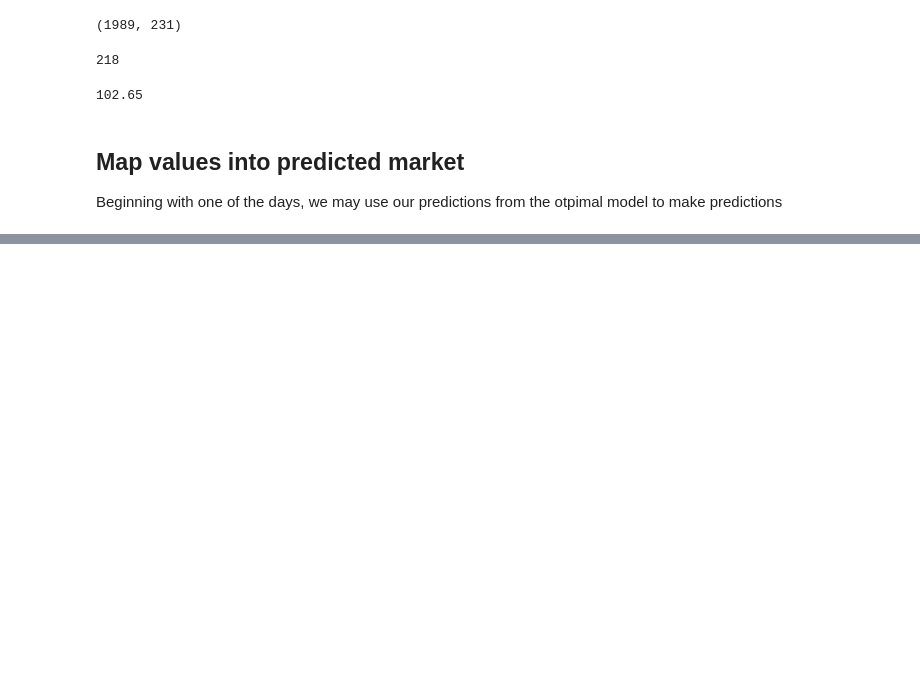
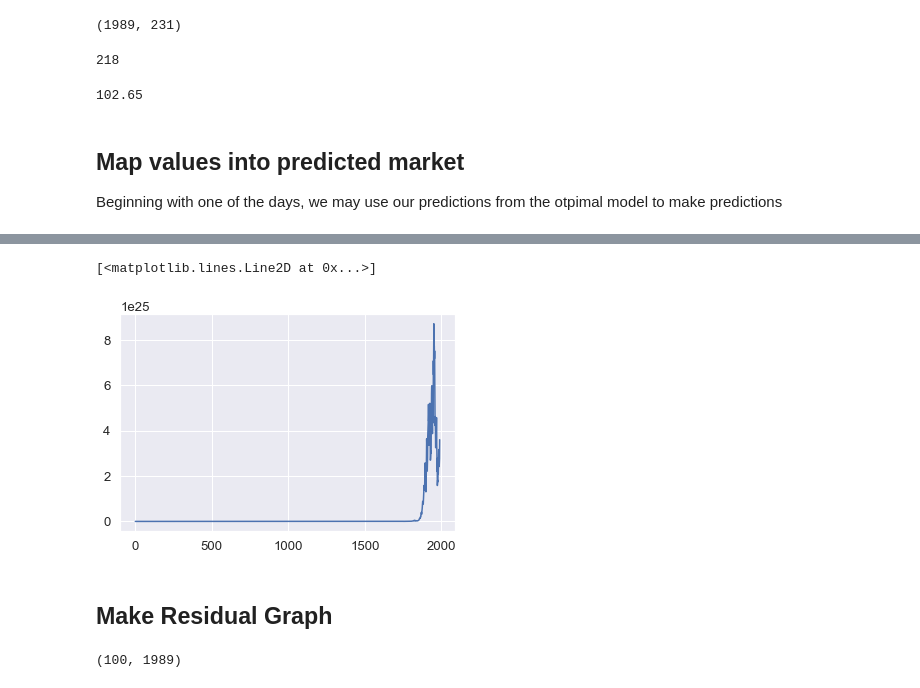
Before and after one commit to timothycobrien/mlproj, a Jupyter notebook: project.ipynb, the cells around one changed output, grey strips where cells are left out. Cells and saved outputs as stored; diff of their text form; code cells hidden in the pictures; blank space fills up the shorter version.

```diff
--- a/project.ipynb
+++ b/project.ipynb
@@ -615,0 +700,12 @@ market = []
+# %%
+plt.plot(predictedMarket)
+# %% [output]
+[<matplotlib.lines.Line2D at 0x...>]
+[figure, added]
+# %% [markdown]
+## Make Residual Graph
+# %%
+# sanity checks of size
+compound_sentiment_predictions.shape
+# %% [output]
+(100, 1989)
```
Also changed, not shown: parts of 16 cells of this notebook.
